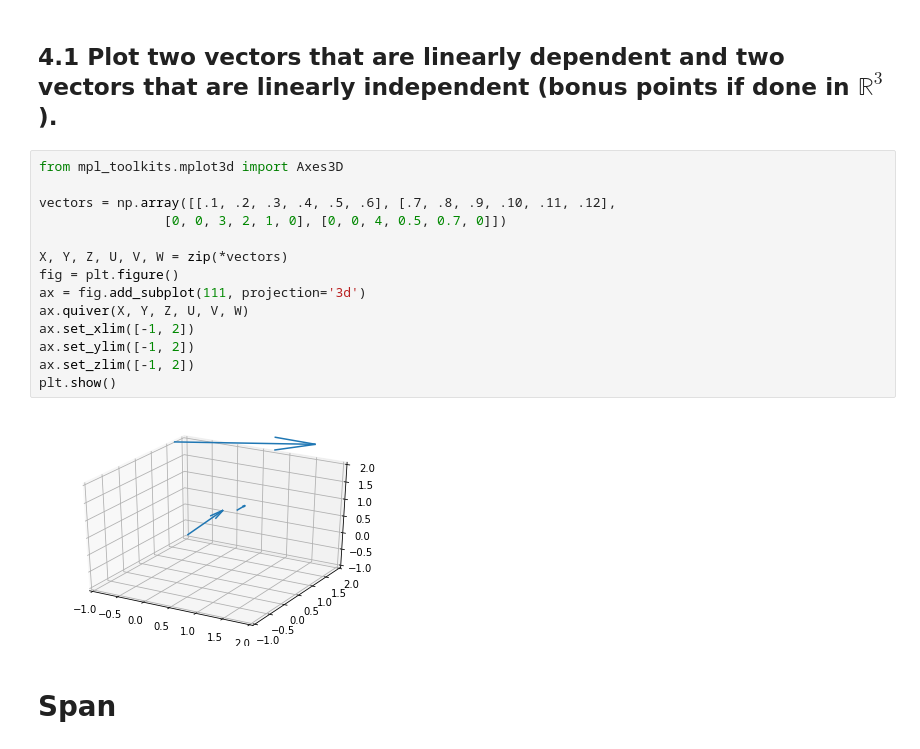
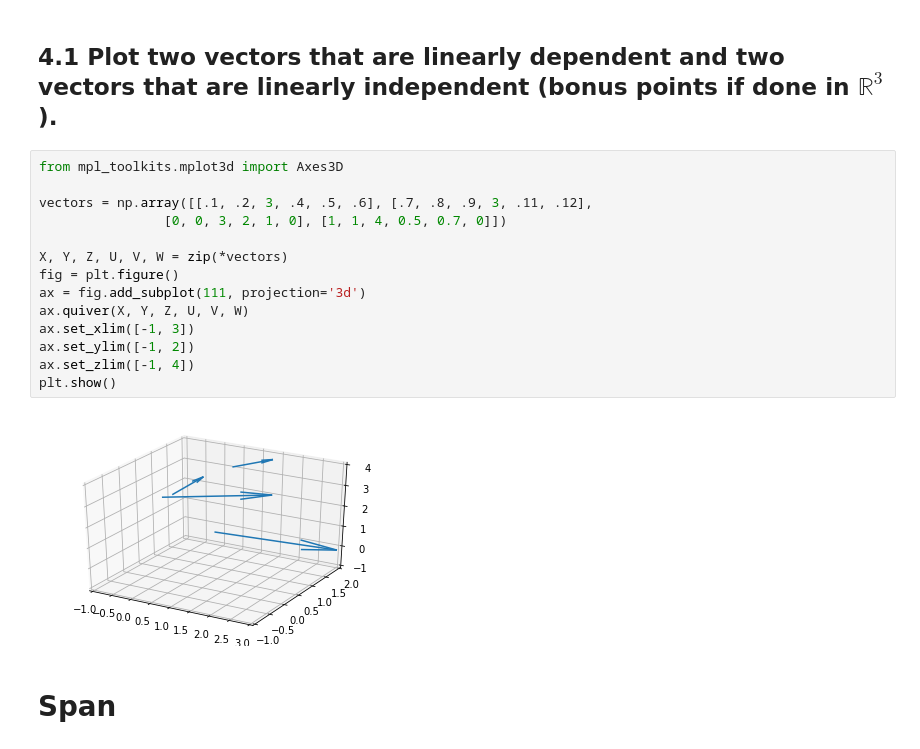
Before and after one commit to JoshFowlkes/DS-Unit-1-Sprint-4-Linear-Algebra, a Jupyter notebook: module2-intermediate-linear-algebra/Intermediate_Linear_Algebra_Assignment_Josh_Fowlkes.ipynb, the cells around one changed output. Cells and saved outputs as stored; diff of their text form.

```diff
--- a/module2-intermediate-linear-algebra/Intermediate_Linear_Algebra_Assignment_Josh_Fowlkes.ipynb
+++ b/module2-intermediate-linear-algebra/Intermediate_Linear_Algebra_Assignment_Josh_Fowlkes.ipynb
@@ -299,19 +299,19 @@ f as a Unit vector: [0.20908335 0.62725005 0.57497921 0.47043754 0.10454167]
 # %%
 from mpl_toolkits.mplot3d import Axes3D
 
-vectors = np.array([[.1, .2, .3, .4, .5, .6], [.7, .8, .9, .10, .11, .12],
-                [0, 0, 3, 2, 1, 0], [0, 0, 4, 0.5, 0.7, 0]])
+vectors = np.array([[.1, .2, 3, .4, .5, .6], [.7, .8, .9, 3, .11, .12],
+                [0, 0, 3, 2, 1, 0], [1, 1, 4, 0.5, 0.7, 0]])
 
 X, Y, Z, U, V, W = zip(*vectors)
 fig = plt.figure()
 ax = fig.add_subplot(111, projection='3d')
 ax.quiver(X, Y, Z, U, V, W)
-ax.set_xlim([-1, 2])
+ax.set_xlim([-1, 3])
 ax.set_ylim([-1, 2])
-ax.set_zlim([-1, 2])
+ax.set_zlim([-1, 4])
 plt.show()
 # %% [output]
-[figure, old version]
+[figure, new version]
 # %% [markdown]
 # Span
 # %% [markdown]
```
Also changed, not shown: parts of 7 cells of this notebook.
